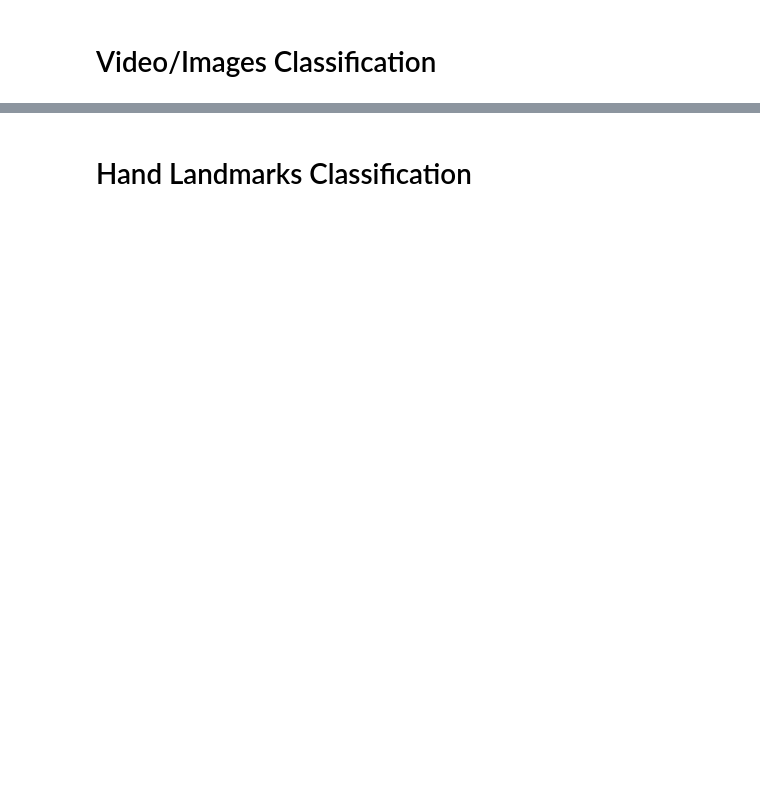
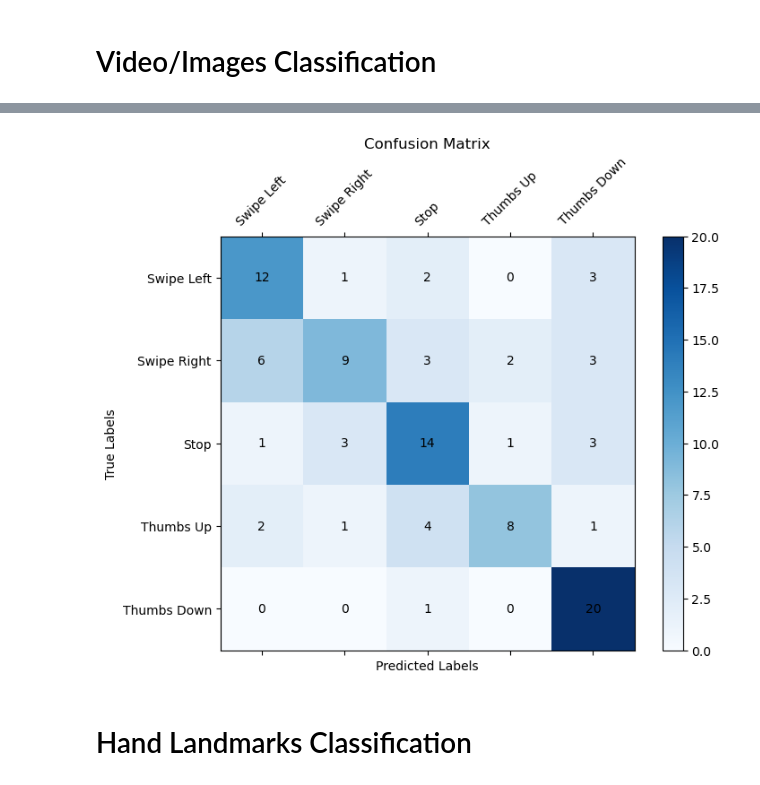
Before and after one commit to Jloon02/Video-Machine-Learning-Classification, a Jupyter notebook: gesture_recognition.ipynb, the cells around one changed output, grey strips where cells are left out. Saved outputs shown, nothing was run; the diff lists cells and outputs as text; code cells hidden in the pictures; blank space fills up the shorter version.

```diff
--- a/gesture_recognition.ipynb
+++ b/gesture_recognition.ipynb
@@ -55,9 +106,10 @@ optimizer = optim.Adam(model.parameters(), lr=0.001)  # change the learning rate
 # 45% training accuracy. Report your training accuracy.
 
 
-num_epochs =  # set the number of epochs for training
+num_epochs = 5 # set the number of epochs for training
 
 for epoch in range(num_epochs):
+    # Init variables
     model.train()  # Set model to training mode
     running_loss = 0.0
     correct = 0
@@ -95,6 +147,6 @@ for epoch in range(num_epochs):
     print(f"Epoch [{epoch+1}/{num_epochs}], Loss: {epoch_loss:.4f}, Accuracy: {epoch_accuracy:.2f}%")
 
     # it is recommand to save the model regulary during training if you don't have a lof of computational resource
-    # if epoch%5 ==0: # change the saving frequency as you want
-    #     model_path = os.path.join(root_path, 'model_configs', f'image_lstm_model_{epoch}.pth')
-    #     torch.save(model.state_dict(), model_path)
+    model_path = os.path.join('.', 'model_configs', f'image_lstm_model_{epoch+1}.pth')
+    torch.save(model.state_dict(), model_path)
+    print(f"Model saved at {model_path}")
@@ -122,0 +186,69 @@ with torch.no_grad():  # No gradients needed for inference
+# %%
+from sklearn.metrics import precision_score, recall_score, f1_score, confusion_matrix
+
+# Move model to GPU if available
+device = torch.device("cuda" if torch.cuda.is_available() else "cpu")
+model.to(device)
+
+y_true = []
+y_pred = []
+
+# TODO 6: evaluate your model on the test dataset
+with torch.no_grad():
+    for sequences, labels in test_loader:
+        sequences, labels = sequences.to(device), labels.to(device)
+        outputs = model(sequences)
+
+        # Get the predicted class label
+        _, predicted = torch.max(outputs, 1)
+        y_true.extend(labels.cpu().numpy())
+        y_pred.extend(predicted.cpu().numpy())
+
+
+
+# TODO 7: Report precision, recall, accuracy, F1 score, and create a confusion matrix on the test set, showing the confusions between labels.
+# Calculate metrics
+# https://stackoverflow.com/questions/31421413/how-to-compute-precision-recall-accuracy-and-f1-score-for-the-multiclass-case
+precision = precision_score(y_true, y_pred, average='weighted')
+recall = recall_score(y_true, y_pred, average='weighted')
+f1 = f1_score(y_true, y_pred, average='weighted')
+accuracy = (np.array(y_true) == np.array(y_pred)).mean()
+
+# Print metrics
+print(f"Precision: {precision:.4f}, Recall: {recall:.4f}, F1 Score: {f1:.4f}, Accuracy: {accuracy:.4f}")
+
+# Confusion matrix
+conf_matrix = confusion_matrix(y_true, y_pred)
+class_labels = ["Swipe Left", "Swipe Right", "Stop", "Thumbs Up", "Thumbs Down"]
+
+# Plot confusion matrix
+# https://medium.com/@dtuk81/confusion-matrix-visualization-fc31e3f30fea
+print("Confusion Matrix:")
+
+# Create a figure and axis
+fig, ax = plt.subplots(figsize=(8, 6))
+
+# Display the confusion matrix as an image
+cax = ax.matshow(conf_matrix, cmap="Blues")
+
+# Add a colorbar
+fig.colorbar(cax)
+
+# Set labels for the axes
+ax.set_xticks(np.arange(len(class_labels)))
+ax.set_yticks(np.arange(len(class_labels)))
+ax.set_xticklabels(class_labels, rotation=45)
+ax.set_yticklabels(class_labels)
+
+# Label the axes
+ax.set_xlabel("Predicted Labels")
+ax.set_ylabel("True Labels")
+ax.set_title("Confusion Matrix")
+
+# Add text annotations
+for i in range(len(class_labels)):
+    for j in range(len(class_labels)):
+        ax.text(j, i, conf_matrix[i, j], ha="center", va="center", color="black")
+
+plt.show()
+# %% [output]
@@ -123,3 +257,4 @@ with torch.no_grad():  # No gradients needed for inference
+[figure, added]
 # %% [markdown]
 # Hand Landmarks Classification
 # %%
```
Also changed, not shown: parts of 21 cells of this notebook, 1 other file.
